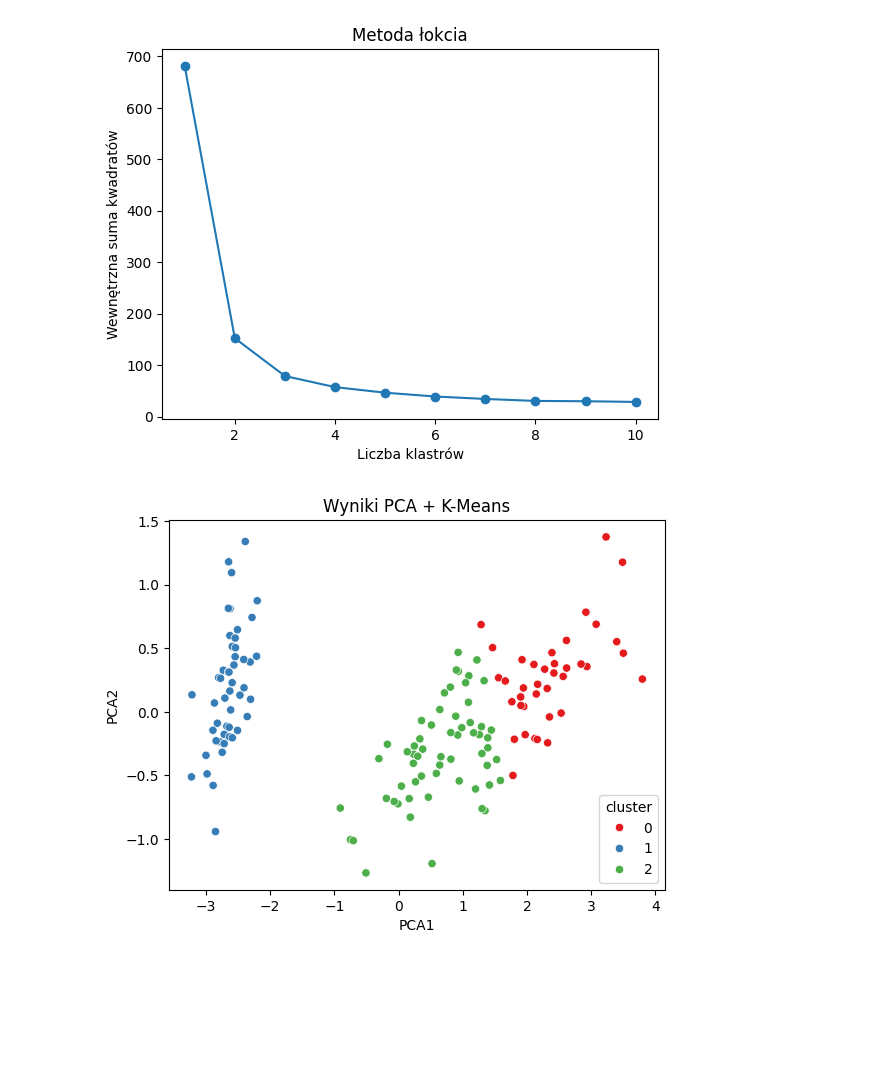
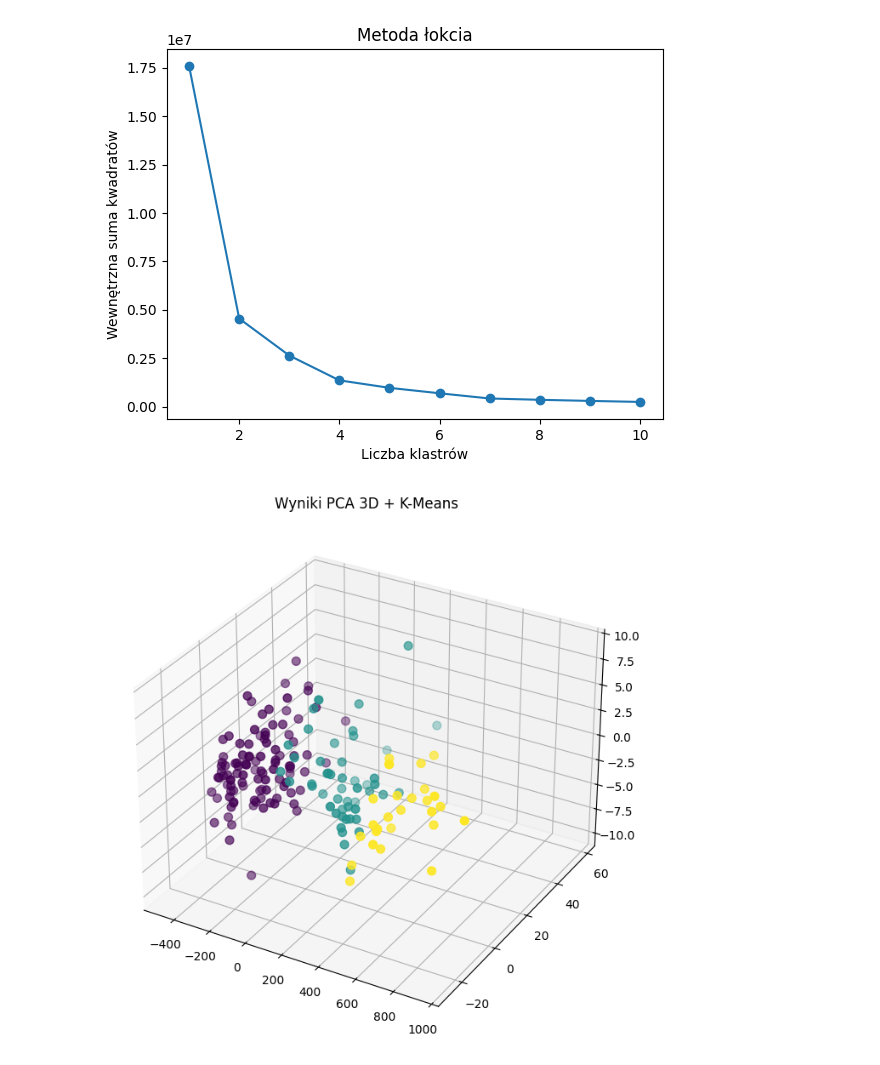
Before and after one commit to filipossowski/python.intro, a Jupyter notebook: ML1/K-Means.ipynb, the cells around one changed output. Cells and saved outputs as stored; diff of their text form; code cells hidden in the pictures; blank space fills up the shorter version.

Commit message:
K-means

```diff
--- a/ML1/K-Means.ipynb
+++ b/ML1/K-Means.ipynb
@@ -5,14 +9,16 @@ import matplotlib.pyplot as plt
 import seaborn as sns
 from sklearn.cluster import KMeans
 from sklearn.decomposition import PCA
-from sklearn.datasets import load_iris
+from sklearn.datasets import load_iris, load_wine
+import warnings
+warnings.filterwarnings('ignore')
 
-data = load_iris()
+data = load_wine()
 X = data.data
 y = data.target
 feature_names = data.feature_names
 
 df = pd.DataFrame(X, columns=feature_names)
-df['species'] = y
+df['proline'] = y
 print(df.head())
 # %% [output]
@@ -56,14 +69,17 @@ plt.ylabel('Wewnętrzna suma kwadratów')
 plt.title('Metoda łokcia')
 plt.show()
 # %% [output]
-[figure, old version]
+[figure, new version]
 # %%
-pca = PCA(n_components=2)
-X_pca = pca.fit_transform(X)
-df['PCA1'] = X_pca[:, 0]
-df['PCA2'] = X_pca[:, 1]
-sns.scatterplot(x=df['PCA1'], y=df['PCA2'], hue=df['cluster'], palette='Set1')
-plt.title("Wyniki PCA + K-Means")
+pca_3d = PCA(n_components=3)
+X_pca_3d = pca_3d.fit_transform(X)
+df['PCA1'] = X_pca_3d[:, 0]
+df['PCA2'] = X_pca_3d[:, 1]
+df['PCA3'] = X_pca_3d[:, 2]
+fig = plt.figure(figsize=(10, 8))
+ax = fig.add_subplot(111, projection='3d')
+scatter = ax.scatter(df['PCA1'], df['PCA2'], df['PCA3'], s=50, cmap='viridis', c=df['cluster'])
+plt.title("Wyniki PCA 3D + K-Means")
 plt.show()
 # %% [output]
-[figure, old version]
+[figure, new version]
```
Also changed, not shown: parts of 6 cells of this notebook.
